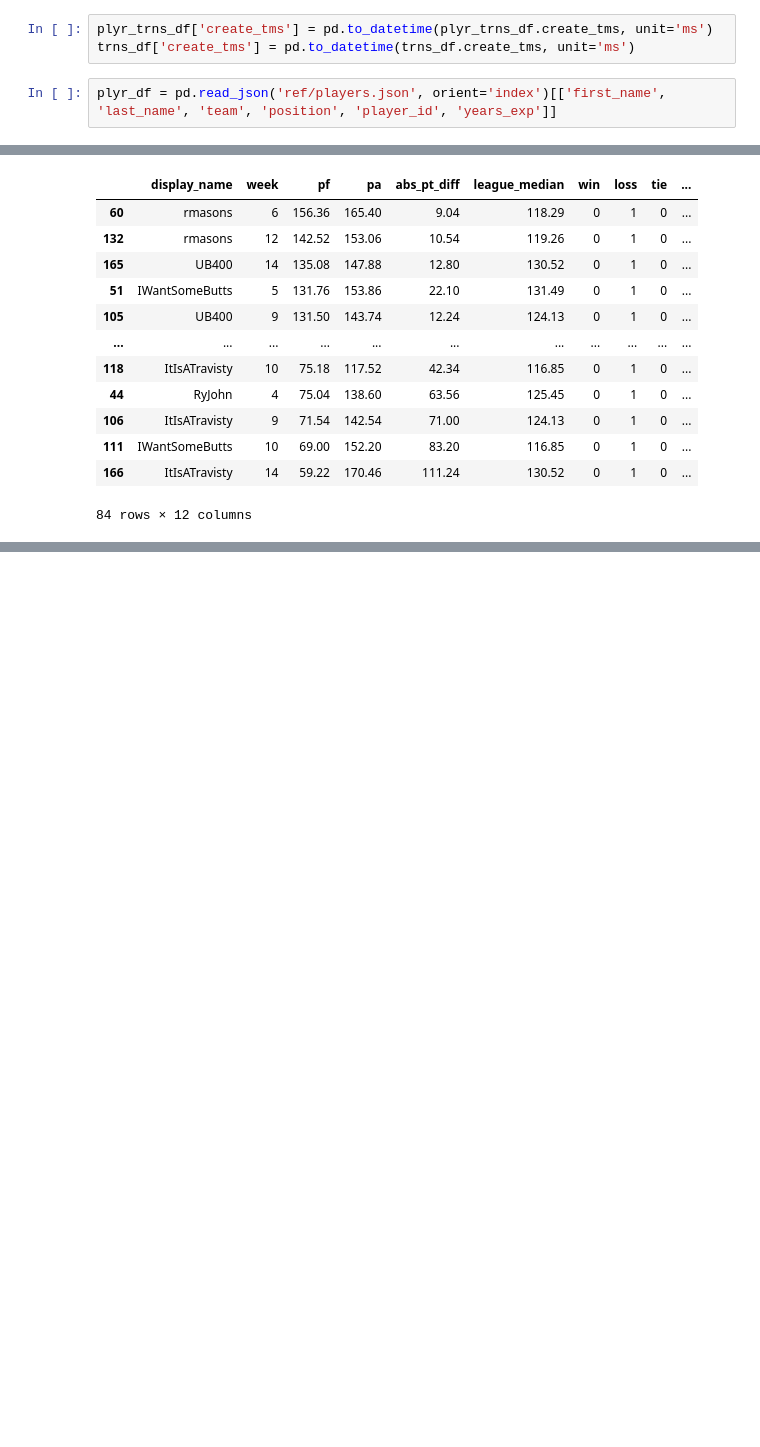
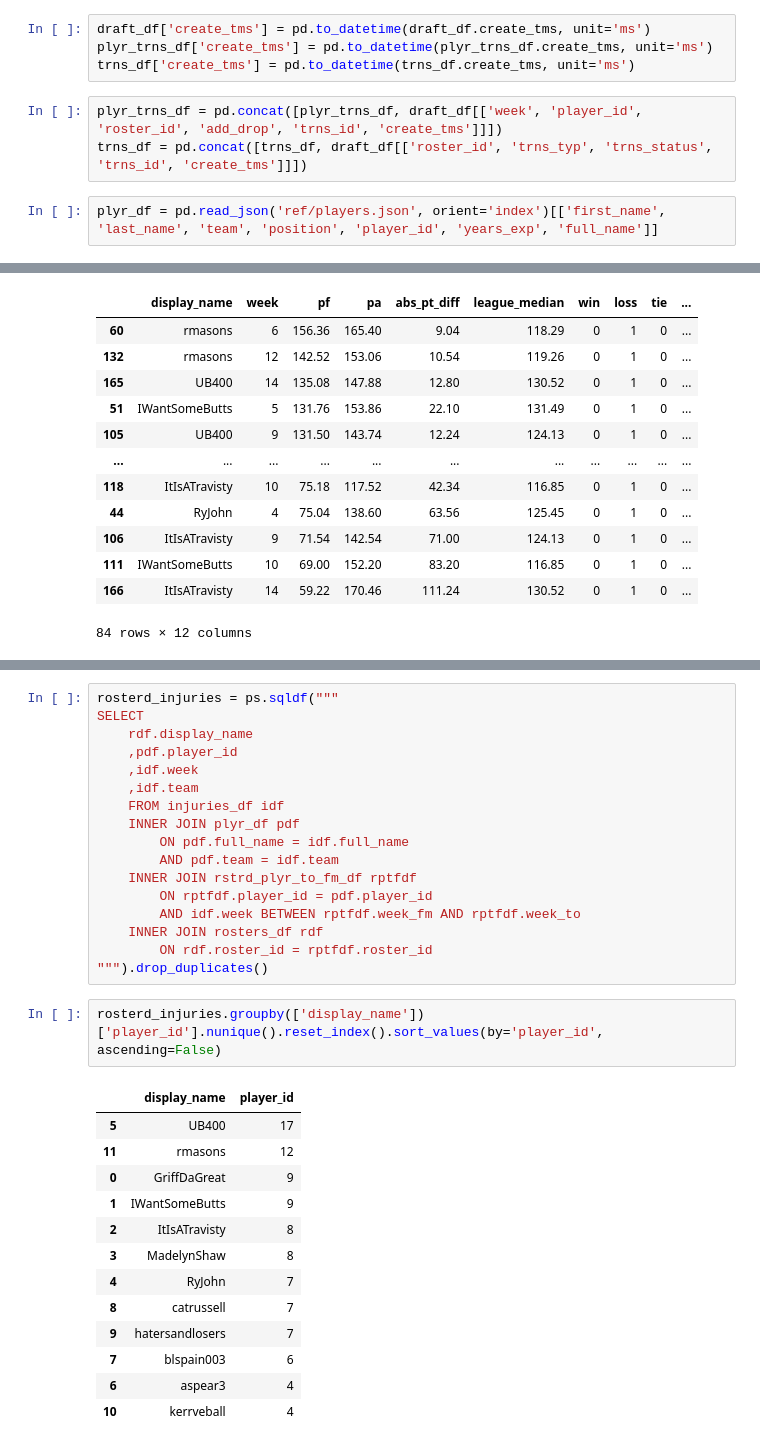
Before and after one commit to rmasons/ShowUsYourTDs, a Jupyter notebook: tds_superlatives.ipynb, the cells around one changed output, grey strips where cells are left out. Saved outputs shown, nothing was run; the diff lists cells and outputs as text; blank space fills up the shorter version.

Commit message:
Builds out injuries by week for each roster

```diff
--- a/tds_superlatives.ipynb
+++ b/tds_superlatives.ipynb
@@ -73,10 +93,14 @@ matchups_df, plyr_points_df = get_weekly_matchups_dfs()
 # %%
 trns_df, plyr_trns_df = get_weekly_transactions_dfs()
 # %%
+draft_df['create_tms'] = pd.to_datetime(draft_df.create_tms, unit='ms')
 plyr_trns_df['create_tms'] = pd.to_datetime(plyr_trns_df.create_tms, unit='ms')
 trns_df['create_tms'] = pd.to_datetime(trns_df.create_tms, unit='ms')
+# %%
+plyr_trns_df = pd.concat([plyr_trns_df, draft_df[['week', 'player_id', 'roster_id', 'add_drop', 'trns_id', 'create_tms']]])
+trns_df = pd.concat([trns_df, draft_df[['roster_id', 'trns_typ', 'trns_status', 'trns_id', 'create_tms']]])
 # %%
-plyr_df = pd.read_json('ref/players.json', orient='index')[['first_name', 'last_name', 'team', 'position', 'player_id', 'years_exp']]
+plyr_df = pd.read_json('ref/players.json', orient='index')[['first_name', 'last_name', 'team', 'position', 'player_id', 'years_exp', 'full_name']]
 # %%
 rosters_df = get_roster_id_by_team_df()
 # %%
@@ -269,0 +296,33 @@ win_avg_points_df
+# %%
+rosterd_injuries = ps.sqldf("""
+SELECT
+    rdf.display_name
+    ,pdf.player_id
+    ,idf.week
+    ,idf.team
+    FROM injuries_df idf
+    INNER JOIN plyr_df pdf
+        ON pdf.full_name = idf.full_name
+        AND pdf.team = idf.team
+    INNER JOIN rstrd_plyr_to_fm_df rptfdf
+        ON rptfdf.player_id = pdf.player_id
+        AND idf.week BETWEEN rptfdf.week_fm AND rptfdf.week_to
+    INNER JOIN rosters_df rdf
+        ON rdf.roster_id = rptfdf.roster_id
+""").drop_duplicates()
+# %%
+rosterd_injuries.groupby(['display_name'])['player_id'].nunique().reset_index().sort_values(by='player_id', ascending=False)
+# %% [output]
+|  | display_name | player_id |
+| 5 | UB400 | 17 |
+| 11 | rmasons | 12 |
+| 0 | GriffDaGreat | 9 |
+| 1 | IWantSomeButts | 9 |
+| 2 | ItIsATravisty | 8 |
+| 3 | MadelynShaw | 8 |
+| 4 | RyJohn | 7 |
+| 8 | catrussell | 7 |
+| 9 | hatersandlosers | 7 |
+| 7 | blspain003 | 6 |
+| 6 | aspear3 | 4 |
+| 10 | kerrveball | 4 |
```
Also changed, not shown: parts of 11 cells of this notebook.
